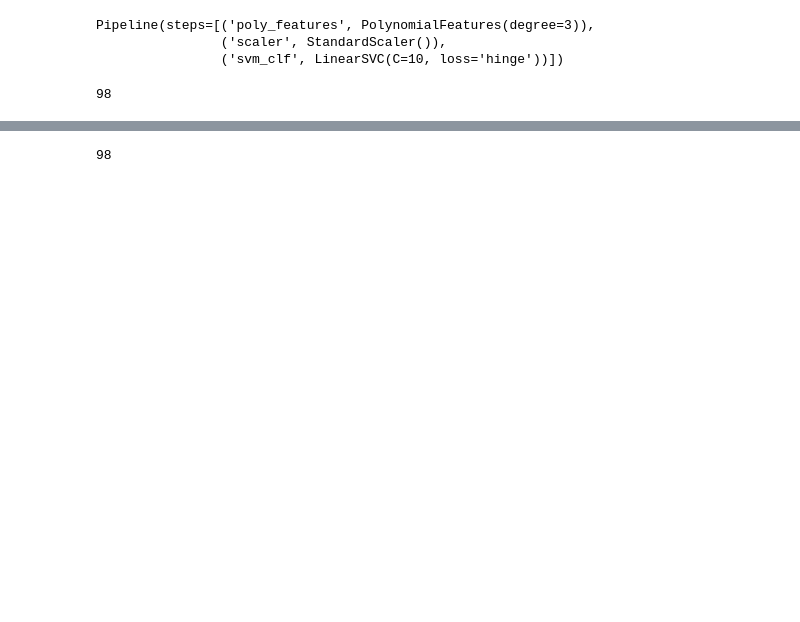
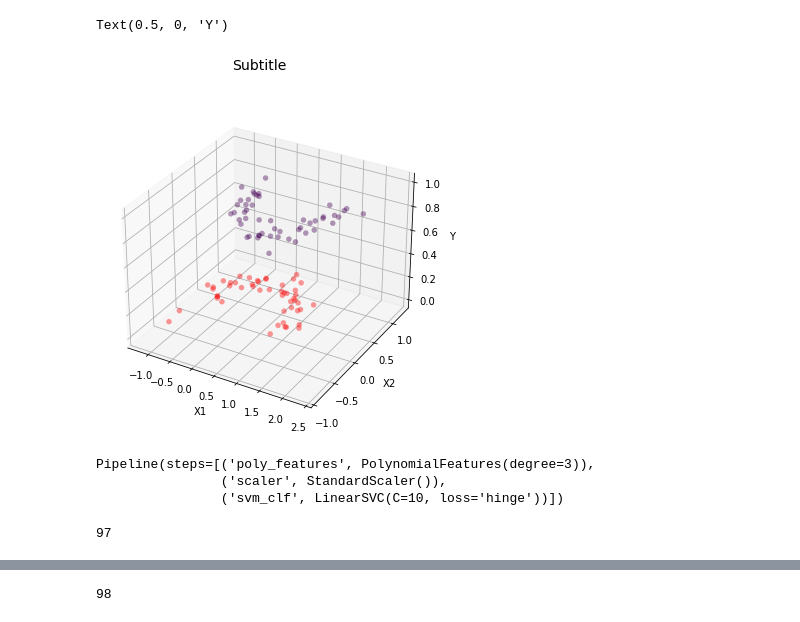
Before and after one commit to tekeuange23/ml-in-action, a Jupyter notebook: Nonlinear SVM.ipynb, the cells around one changed output, grey strips where cells are left out. Drawn from its saved outputs; the diff is of its cells as text; code cells hidden in the pictures; blank space fills up the shorter version.

```diff
--- a/Nonlinear SVM.ipynb
+++ b/Nonlinear SVM.ipynb
@@ -12,3 +53,26 @@ X, y = make_moons(n_samples=100, noise=0.15)
+# %%
+# Visualizing 4-D mix data using scatter plots
+# leveraging the concepts of hue and depth
+fig = plt.figure(figsize=(8, 6))
+t = fig.suptitle('Subtitle', fontsize=14)
+ax = fig.add_subplot(111, projection='3d')
+
+xs = list(df['X1'])
+ys = list(df['X2'])
+zs = list(df['Y'])
+data_points = [(x, y1, z) for x, y1, z in zip(xs, ys, zs)]
+colors = ['red' if y1 == 0 else 1 for y1 in list(df['Y'])]
+
+for data, color in zip(data_points, colors):
+    x, y1, z = data
+    ax.scatter(x, y1, z, alpha=0.4, c=color, edgecolors='none', s=30)
+
+ax.set_xlabel('X1')
+ax.set_ylabel('X2')
+ax.set_zlabel('Y')
+# %% [output]
+Text(0.5, 0, 'Y')
+[figure, added]
 # %%
 ###################################################################################################################
 #                                     ''' Training a polynomial SVM '''
@@ -31,13 +95,13 @@ polynomial_svm_clf.fit(X, y)
 Pipeline(steps=[('poly_features', PolynomialFeatures(degree=3)),
                 ('scaler', StandardScaler()),
                 ('svm_clf', LinearSVC(C=10, loss='hinge'))])
-# %%
-expected = polynomial_svm_clf.predict(X)
-original = y
-
-(expected == original).sum()
-# %% [output]
-98
+# %%
+obtained = polynomial_svm_clf.predict(X)
+expected = y
+
+(obtained == expected).sum()
+# %% [output]
+97
 # %%
 ###################################################################################################################
 #                                   ''' Training a Polynomial Kernel SVM '''
```
Also changed, not shown: parts of 13 cells of this notebook.
